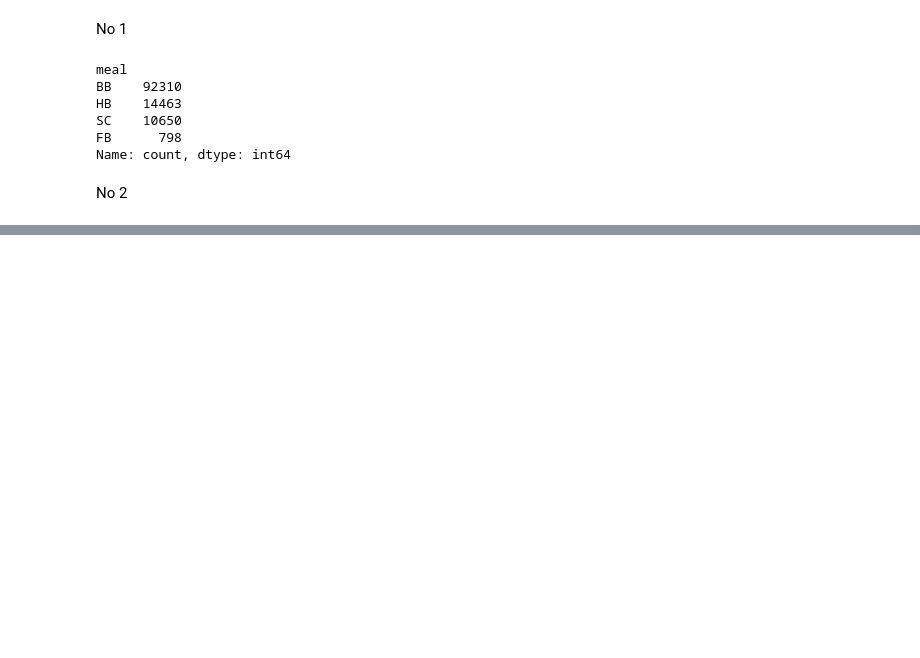
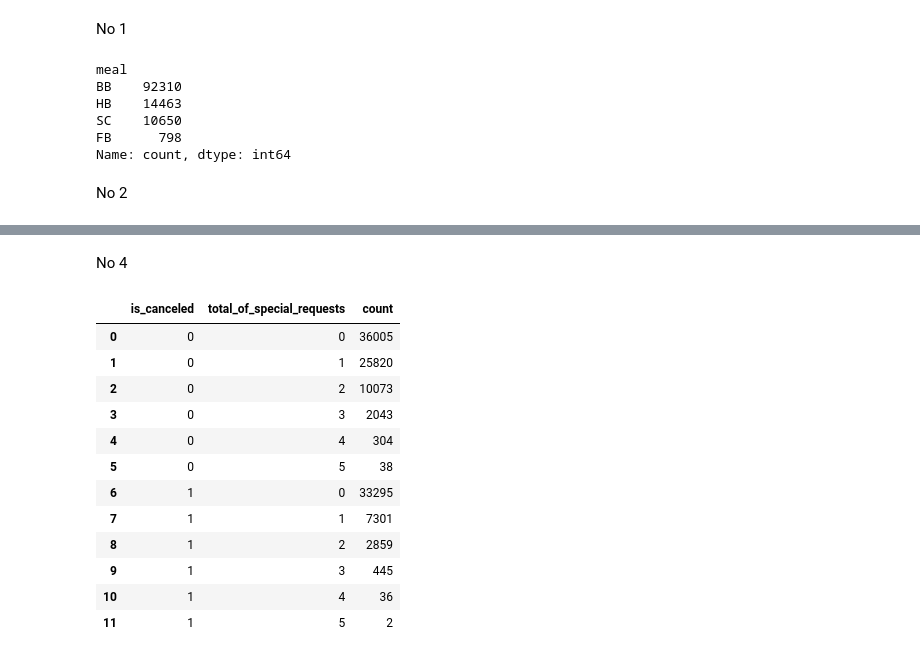
Before and after one commit to agungsuniantara/bootcamp_batch8, a Jupyter notebook: pertemuan18.ipynb, the cells around one changed output, grey strips where cells are left out. Cells and saved outputs as stored; diff of their text form; code cells hidden in the pictures; blank space fills up the shorter version.

```diff
--- a/pertemuan18.ipynb
+++ b/pertemuan18.ipynb
@@ -459,0 +473,20 @@ Name: count, dtype: int64
+# %% [markdown]
+No 4
+# %%
+is_cancel = df.groupby(["is_canceled", "total_of_special_requests"])["total_of_special_requests"].value_counts()
+is_cancel = is_cancel.reset_index()
+is_cancel
+# %% [output]
+|  | is_canceled | total_of_special_requests | count |
+| 0 | 0 | 0 | 36005 |
+| 1 | 0 | 1 | 25820 |
+| 2 | 0 | 2 | 10073 |
+| 3 | 0 | 3 | 2043 |
+| 4 | 0 | 4 | 304 |
+| 5 | 0 | 5 | 38 |
+| 6 | 1 | 0 | 33295 |
+| 7 | 1 | 1 | 7301 |
+| 8 | 1 | 2 | 2859 |
+| 9 | 1 | 3 | 445 |
+| 10 | 1 | 4 | 36 |
+| 11 | 1 | 5 | 2 |
```
Also changed, not shown: parts of 6 cells of this notebook.
